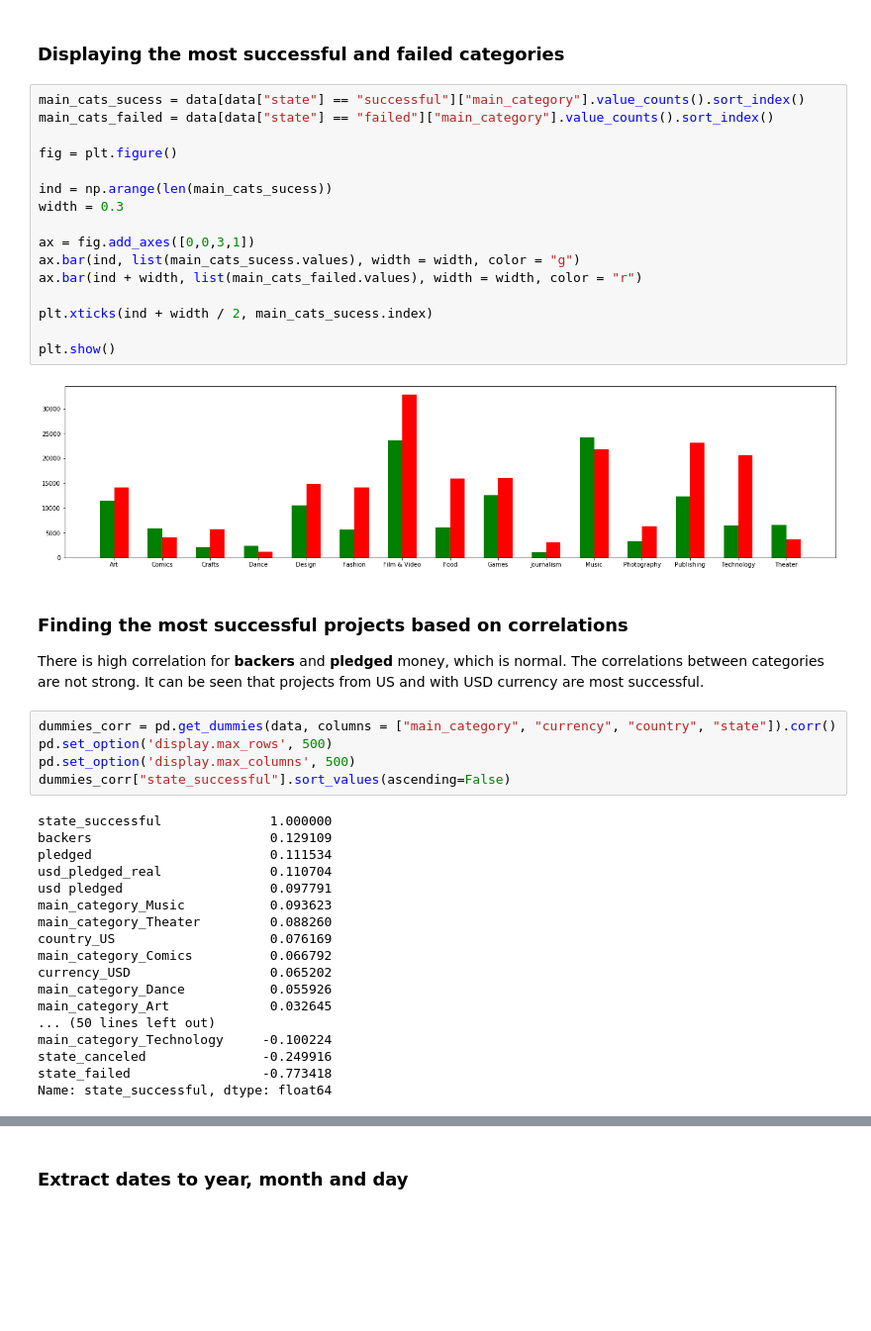
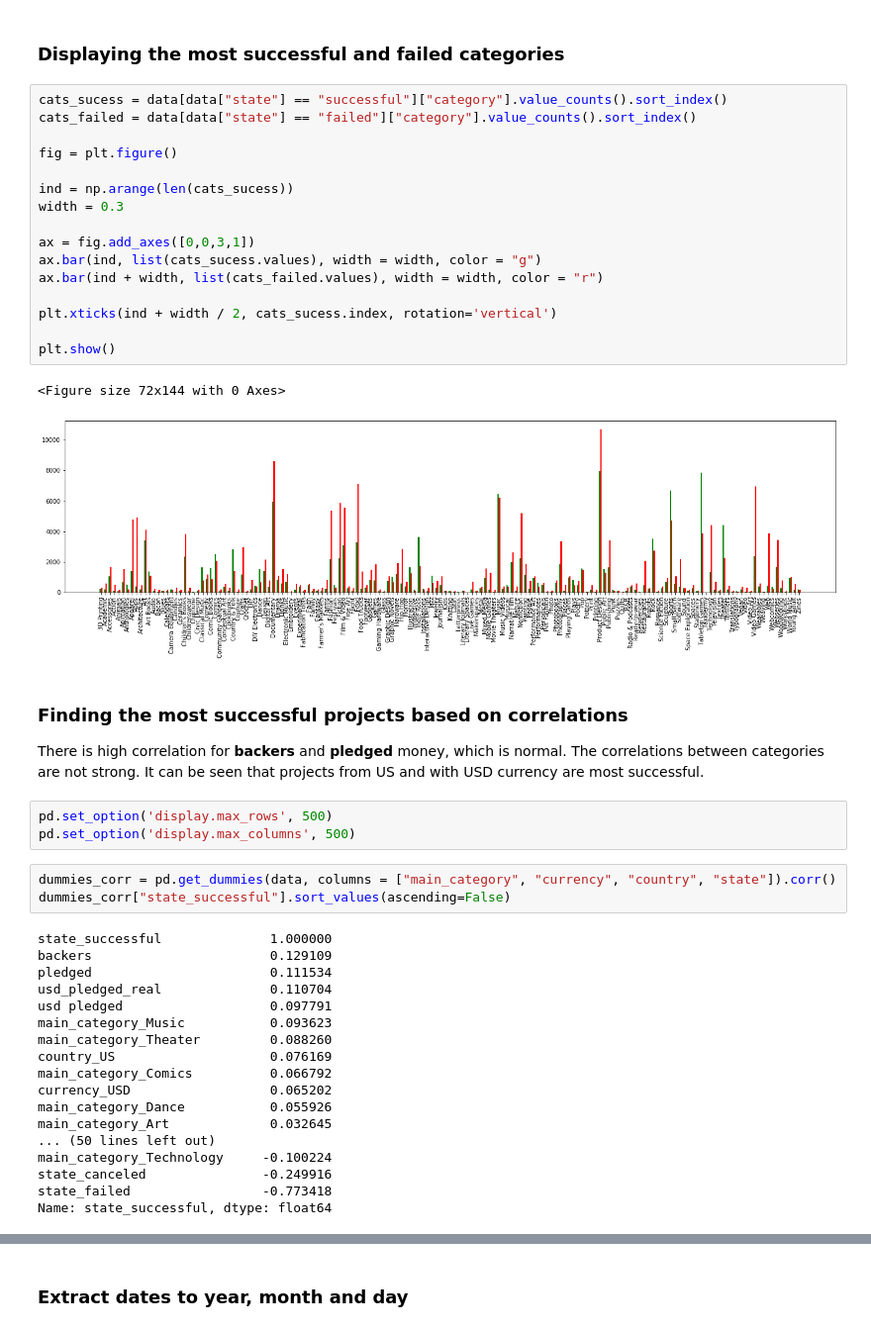
Before and after one commit to VladiGGeorgiev/ml-playground, a Jupyter notebook: ml/kickstarter_project.ipynb, the cells around one changed output, grey strips where cells are left out. Shown: that part at 99% size. Cells and saved outputs as stored; diff of their text form; blank space fills up the shorter version.

```diff
--- a/ml/kickstarter_project.ipynb
+++ b/ml/kickstarter_project.ipynb
@@ -49,31 +78,33 @@ for category in categorical_features:
 # %% [markdown]
 ### Displaying the most successful and failed categories
 # %%
-main_cats_sucess = data[data["state"] == "successful"]["main_category"].value_counts().sort_index()
-main_cats_failed = data[data["state"] == "failed"]["main_category"].value_counts().sort_index()
+cats_sucess = data[data["state"] == "successful"]["category"].value_counts().sort_index()
+cats_failed = data[data["state"] == "failed"]["category"].value_counts().sort_index()
 
 fig = plt.figure()
 
-ind = np.arange(len(main_cats_sucess))
+ind = np.arange(len(cats_sucess))
 width = 0.3
 
 ax = fig.add_axes([0,0,3,1])
-ax.bar(ind, list(main_cats_sucess.values), width = width, color = "g")
-ax.bar(ind + width, list(main_cats_failed.values), width = width, color = "r")
+ax.bar(ind, list(cats_sucess.values), width = width, color = "g")
+ax.bar(ind + width, list(cats_failed.values), width = width, color = "r")
 
-plt.xticks(ind + width / 2, main_cats_sucess.index)
+plt.xticks(ind + width / 2, cats_sucess.index, rotation='vertical')
 
 plt.show()
 # %% [output]
+<Figure size 72x144 with 0 Axes>
-[figure, old version]
+[figure, new version]
 # %% [markdown]
 ### Finding the most successful projects based on correlations
 
 There is high correlation for **backers** and **pledged** money, which is normal. The correlations between categories are not strong. It can be seen that projects from US and with USD currency are most successful.
+# %%
+pd.set_option('display.max_rows', 500)
+pd.set_option('display.max_columns', 500)
 # %%
 dummies_corr = pd.get_dummies(data, columns = ["main_category", "currency", "country", "state"]).corr()
-pd.set_option('display.max_rows', 500)
-pd.set_option('display.max_columns', 500)
 dummies_corr["state_successful"].sort_values(ascending=False)
 # %% [output]
 state_successful              1.000000
```
Also changed, not shown: parts of 18 cells of this notebook.
